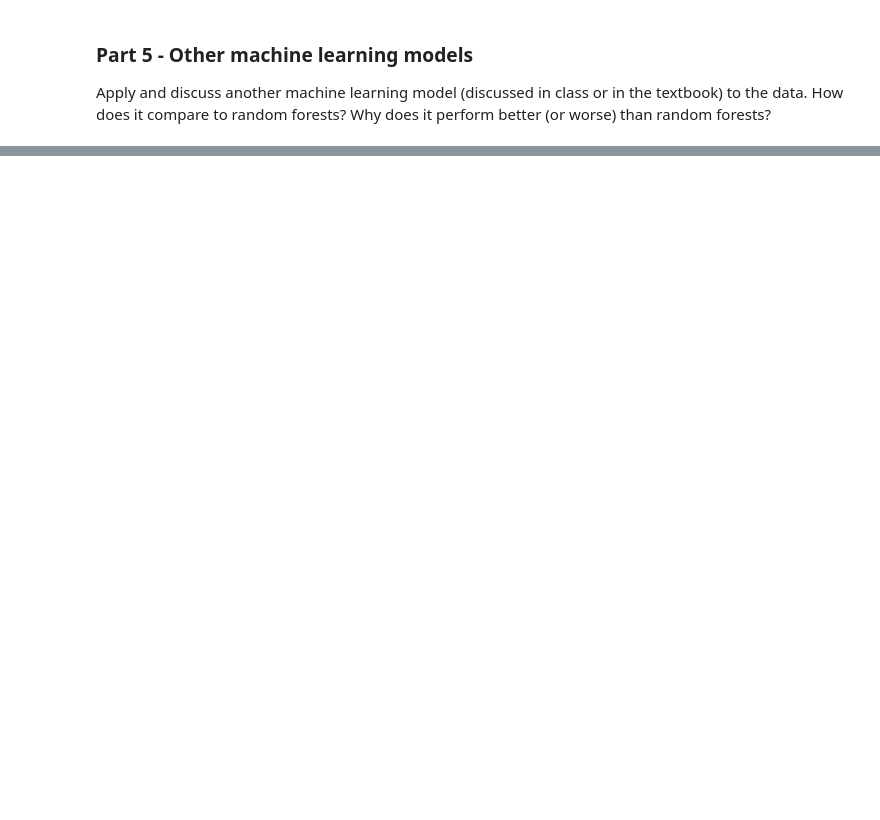
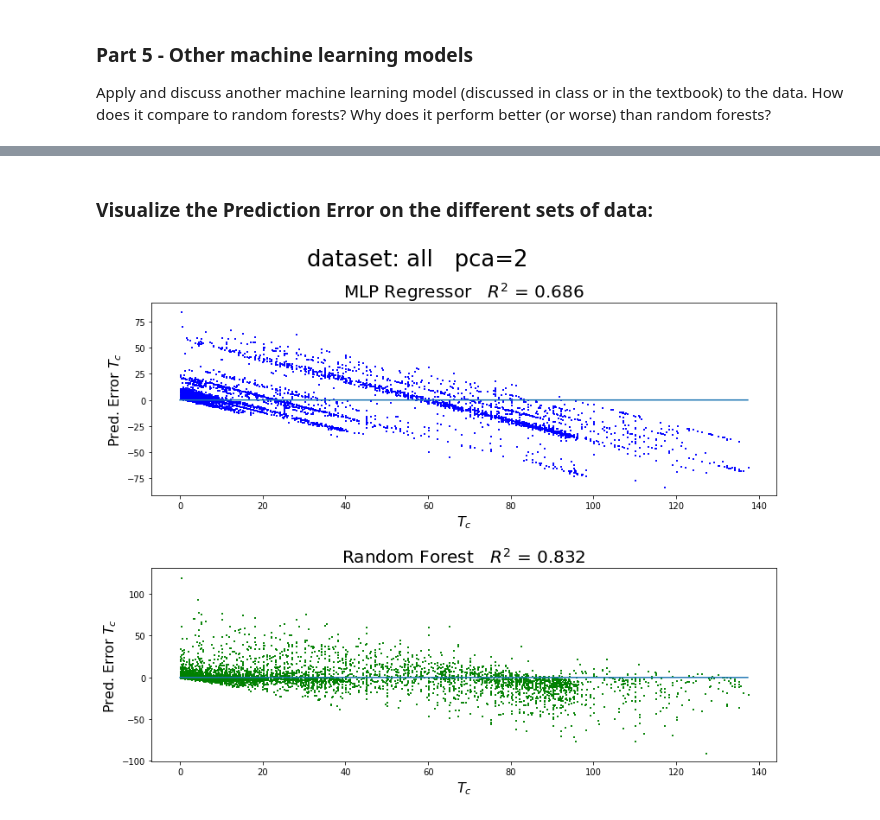
Before and after one commit to OSUScientificComputing464/final-project-discer151, a Jupyter notebook: FinalProject.ipynb, the cells around one changed output, grey strips where cells are left out. Drawn from its saved outputs; the diff is of its cells as text; code cells hidden in the pictures; blank space fills up the shorter version.

```diff
--- a/FinalProject.ipynb
+++ b/FinalProject.ipynb
@@ -272,0 +492,44 @@ Apply and discuss another machine learning model (discussed in class or in the t
+# %% [markdown]
+### Visualize the Prediction Error on the different sets of data:
+# %%
+def vis_predict(dataset,pcadim,nnhidden,rfcdepth,rfcestimators,scaled=True):
+    # labels = [title,nnscore,rfcscore]
+    tdata,sdata = project(pcadim)
+    if(scaled):
+        train_data = sdata[dataset]
+        dataset+=' (scaled)'
+    else:
+        train_data = tdata[dataset]
+    nn,nnscore = mlp(train_data,nnhidden)
+    rfc,rfcscore = forest(train_data,rfcestimators,rfcdepth)
+
+    test_x = train_data[2]
+    test_ynn = nn.predict(test_x)
+    test_yrfc = rfc.predict(test_x)
+
+    x = train_data[3]
+    fig, ax1 = plt.subplots(nrows=2, ncols=1)
+    ax1[0].scatter(x, test_ynn-x, s=1, c='b', marker="s", label='real')
+    ax1[0].plot(np.arange(np.min(x),np.max(x),.1),np.arange(np.min(x),np.max(x),.1)*0)
+    ax1[0].set_xlabel(r'$T_c$', fontsize=16)
+    ax1[0].set_ylabel(r'Pred. Error $T_c$', fontsize=16)
+    ax1[0].set_title(str(r'MLP Regressor   $R^2$ = '+str(round(nnscore,3))), fontsize=20)
+
+    ax1[1].scatter(x, test_yrfc-x, s=1, c='g', marker="s", label='real')
+    ax1[1].plot(np.arange(np.min(x),np.max(x),.1),np.arange(np.min(x),np.max(x),.1)*0)
+    ax1[1].set_xlabel(r'$T_c$', fontsize=16)
+    ax1[1].set_ylabel(r'Pred. Error $T_c$', fontsize=16)
+    ax1[1].set_title(str(r'Random Forest   $R^2$ = '+str(round(rfcscore,3))), fontsize=20)
+
+    fig.tight_layout(pad=0.5, w_pad=1.5, h_pad=-3)
+    fig.set_figheight(10)
+    fig.set_figwidth(12)
+    fig.suptitle('dataset: '+dataset+'   pca='+str(pcadim), fontsize=26)
+# %%
+depth = 20
+n_estimators = 250
+h = [250,250,250,250,250]
+# %%
+vis_predict('all',2,h,depth,n_estimators,scaled=False)
+# %% [output]
+[figure, added]
```
Also changed, not shown: parts of 45 cells of this notebook, 4 other files.
